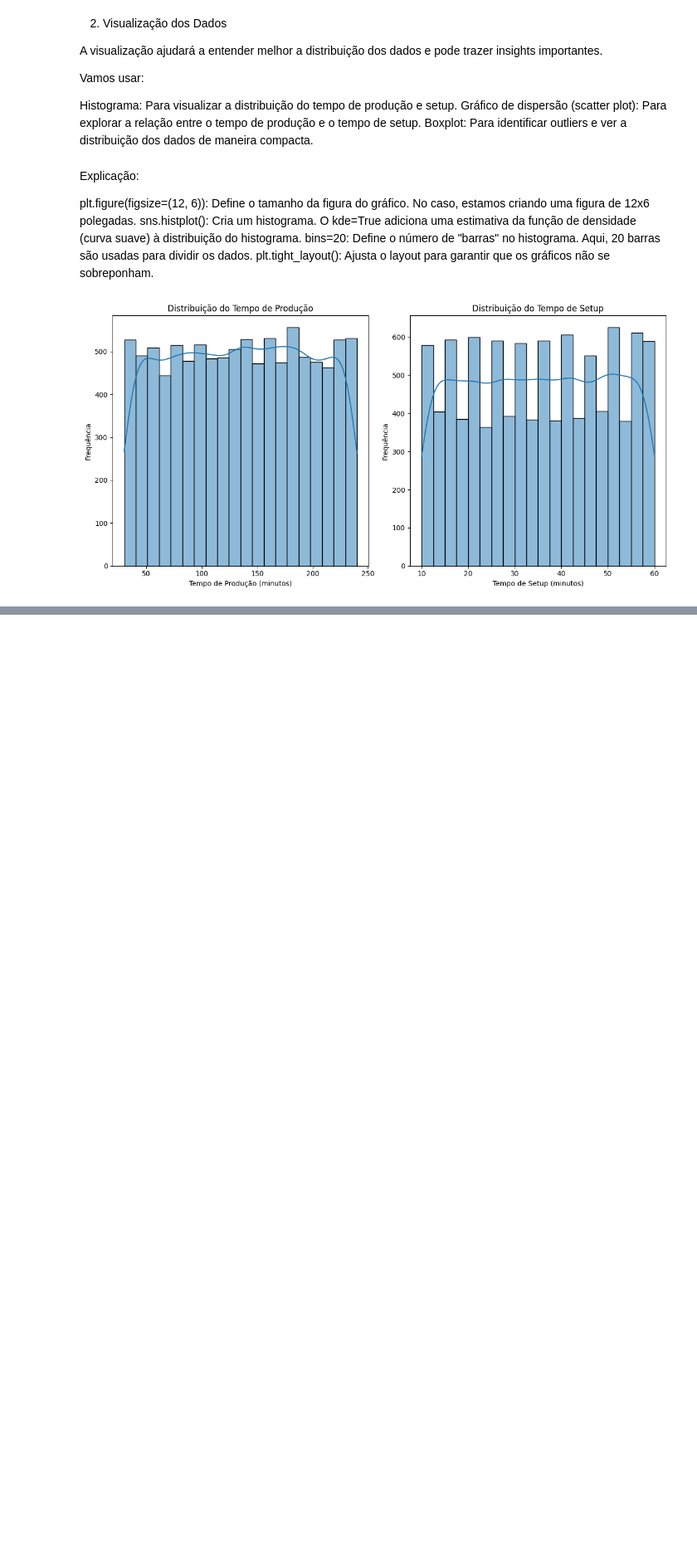
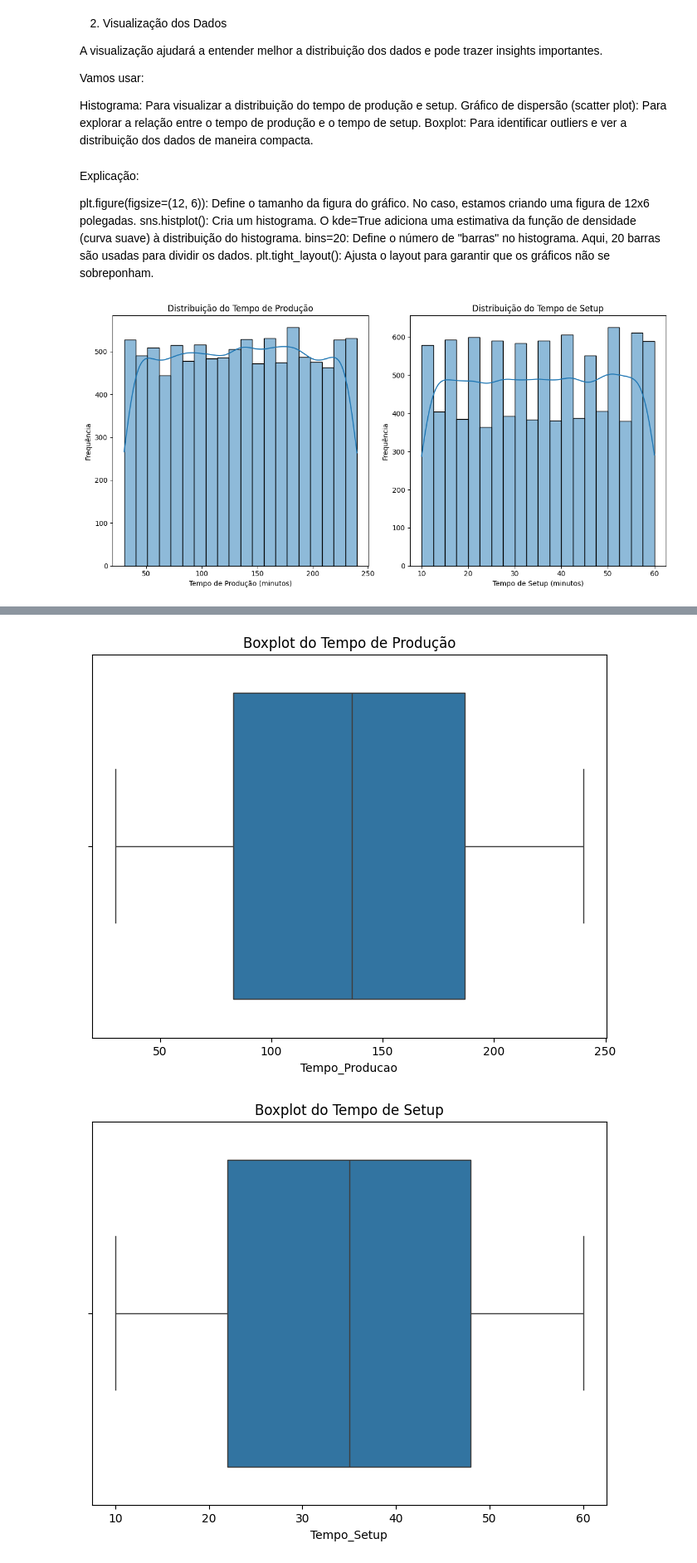
Before and after one commit to andreschuenck/Portfolio-Data-Analysis-1, a Jupyter notebook: notebooks/analise_dados.ipynb, the cells around one changed output, grey strips where cells are left out. Shown at 83% size. Drawn from its saved outputs; the diff is of its cells as text; code cells hidden in the pictures; blank space fills up the shorter version.

```diff
--- a/notebooks/analise_dados.ipynb
+++ b/notebooks/analise_dados.ipynb
@@ -201,0 +190,14 @@ plt.show()
+# %%
+# Boxplot para verificar outliers
+plt.figure(figsize=(8, 6))
+sns.boxplot(x='Tempo_Producao', data=df)
+plt.title('Boxplot do Tempo de Produção')
+plt.show()
+
+plt.figure(figsize=(8, 6))
+sns.boxplot(x='Tempo_Setup', data=df)
+plt.title('Boxplot do Tempo de Setup')
+plt.show()
+# %% [output]
+[figure, added]
+[figure, added]
```
Also changed, not shown: parts of 18 cells of this notebook.
